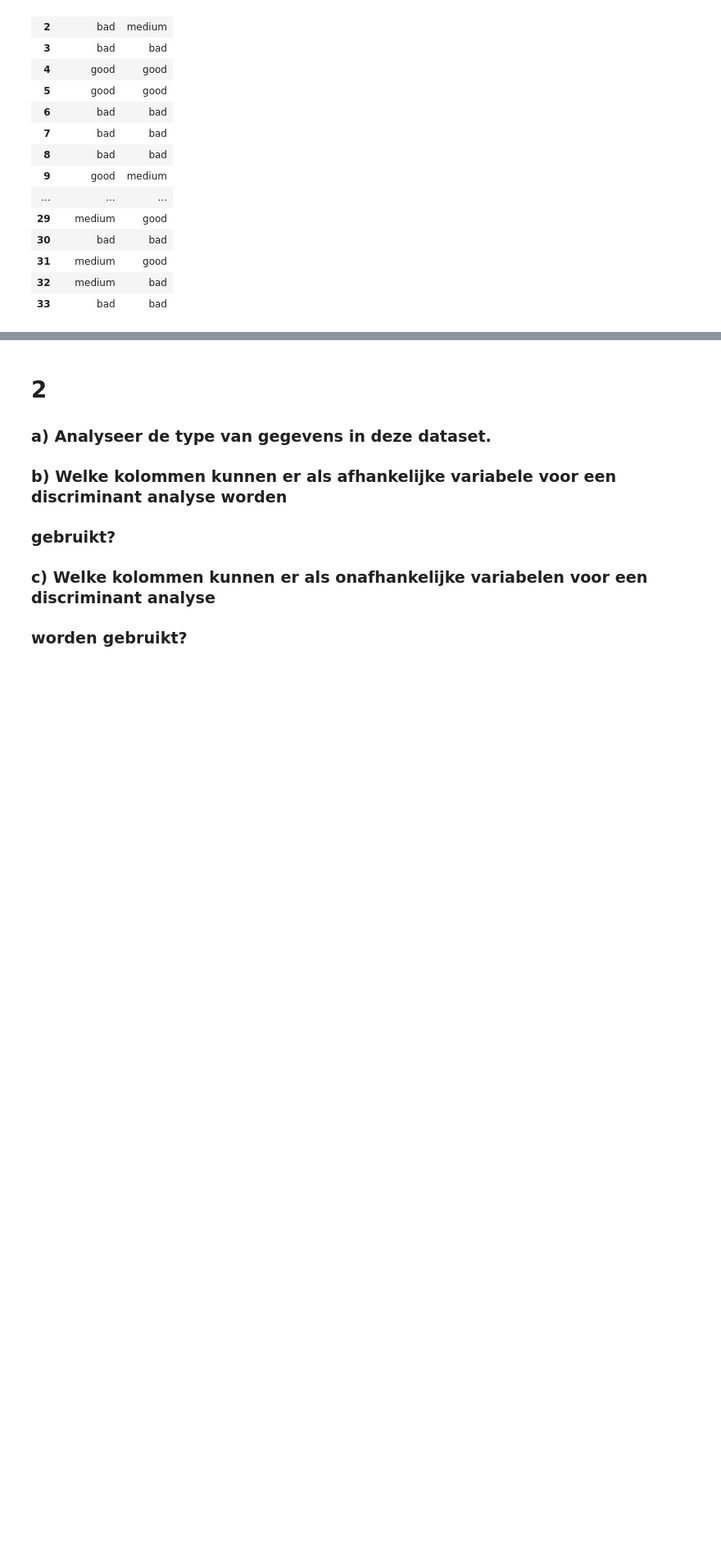
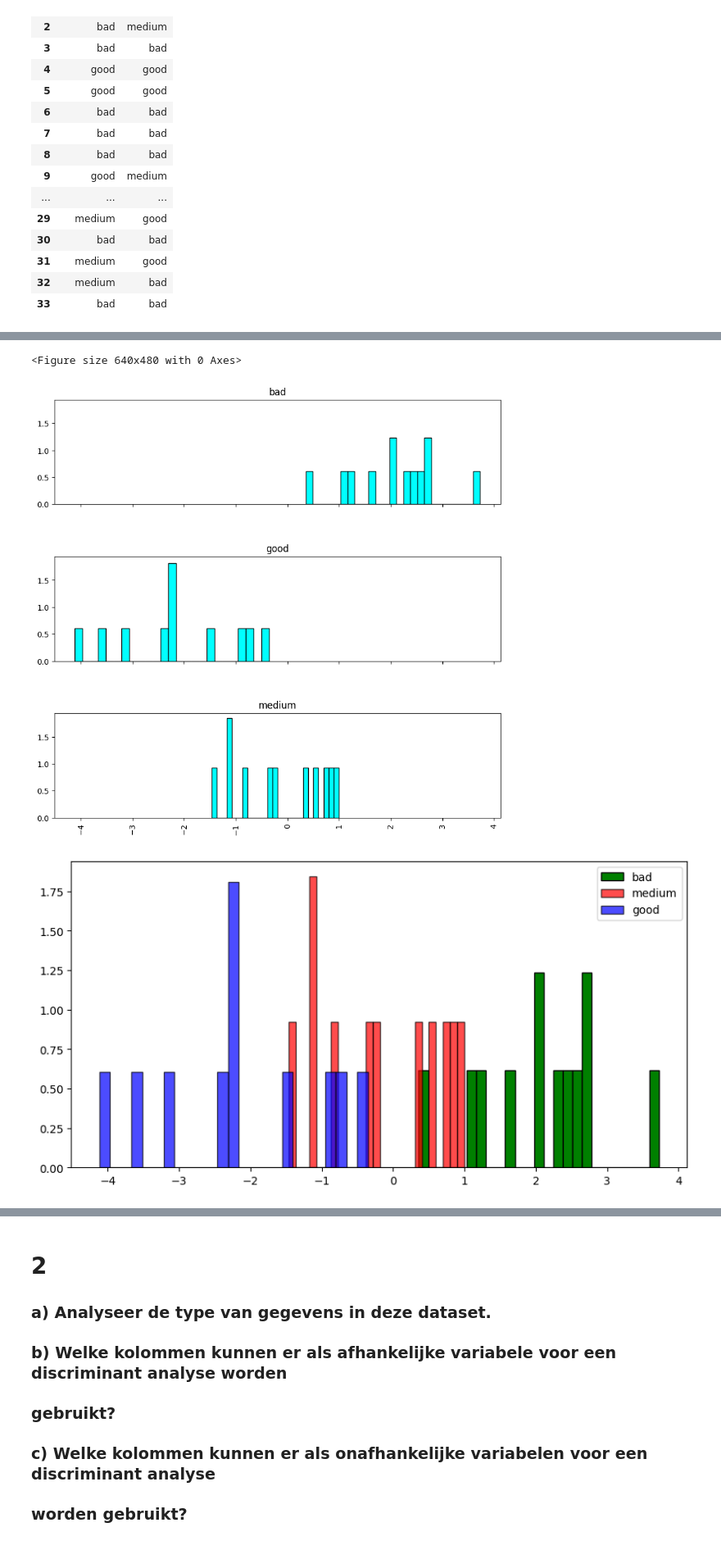
Before and after one commit to robski27/datascience, a Jupyter notebook: examenp4/oefeningen_dyscriminant_analyse.ipynb, the cells around one changed output, grey strips where cells are left out. Shown at 82% size. Drawn from its saved outputs; the diff is of its cells as text; code cells hidden in the pictures; blank space fills up the shorter version.

```diff
--- a/examenp4/oefeningen_dyscriminant_analyse.ipynb
+++ b/examenp4/oefeningen_dyscriminant_analyse.ipynb
@@ -123,3 +149,24 @@ pd.DataFrame({"predicted":lda.predict(x),"real":wijn['quality']})
 | 31 | medium | good |
 | 32 | medium | bad |
 | 33 | bad | bad |
+# %%
+wijn = pd.read_csv('../oefeningen/DataSets/bordeaux.csv',sep=';',decimal=',')
+wijn.info()
+x = wijn[["temperature","heat","sun","rain"]]
+y = wijn["quality"]
+lda=LinearDiscriminantAnalysis()
+lda.fit(x,y)
+lda.transform(x)
+LD_df = pd.DataFrame(zip(LD[:,0], wijn['quality']),
+columns=['LD1','quality'])
+plt.figure()
+LD_df.hist(column=['LD1'], by='quality', bins=25, density=True, edgecolor='black' , color='cyan', sharex=True, sharey=True, figsize=(10,10), layout=(3,1))
+fig, ax = plt.subplots(figsize=(10,5))
+LD_df['LD1'][LD_df['quality'] == 'bad'].hist(ax=ax, bins=25, density = True,edgecolor='black', color='green', label='bad')
+LD_df['LD1'][LD_df['quality'] == 'medium'].hist(ax=ax, bins=25, density = True,edgecolor='black', color='red', alpha=0.7, label='medium')
+LD_df['LD1'][LD_df['quality'] == 'good'].hist(ax=ax, bins=25, density = True,edgecolor='black', color='blue', alpha=0.7, label='good')
+ax.legend()
+ax.grid(False)
+plt.show()
+pd.DataFrame({"predicted":lda.predict(x),"real":wijn['quality']})
+# %% [output]
@@ -125,0 +186,3 @@ pd.DataFrame({"predicted":lda.predict(x),"real":wijn['quality']})
+<Figure size 640x480 with 0 Axes>
+[figure, added]
+[figure, added]
```
Also changed, not shown: parts of 3 cells of this notebook, 1 other file.
